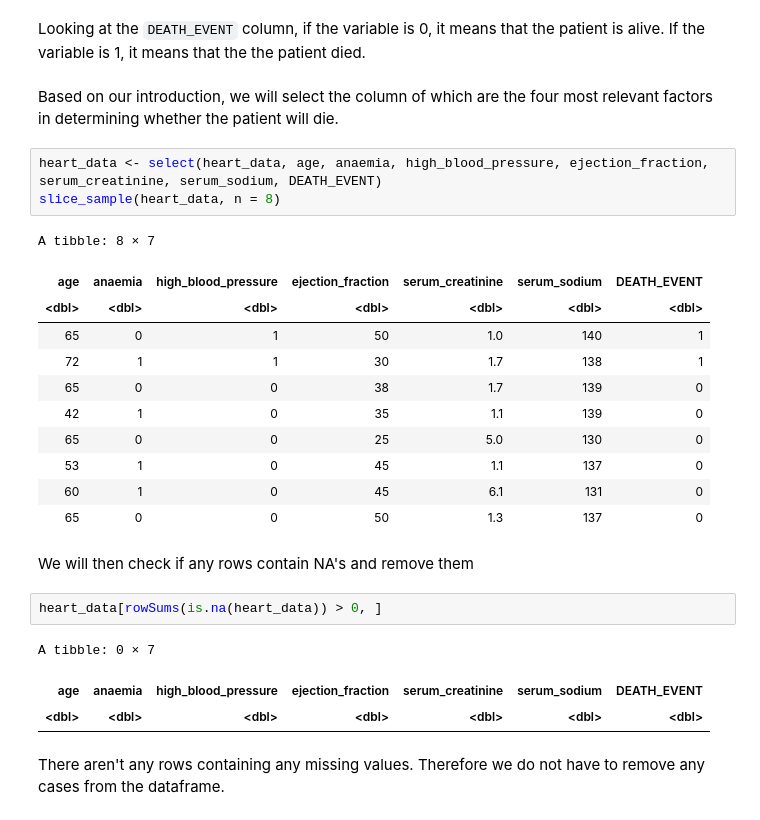
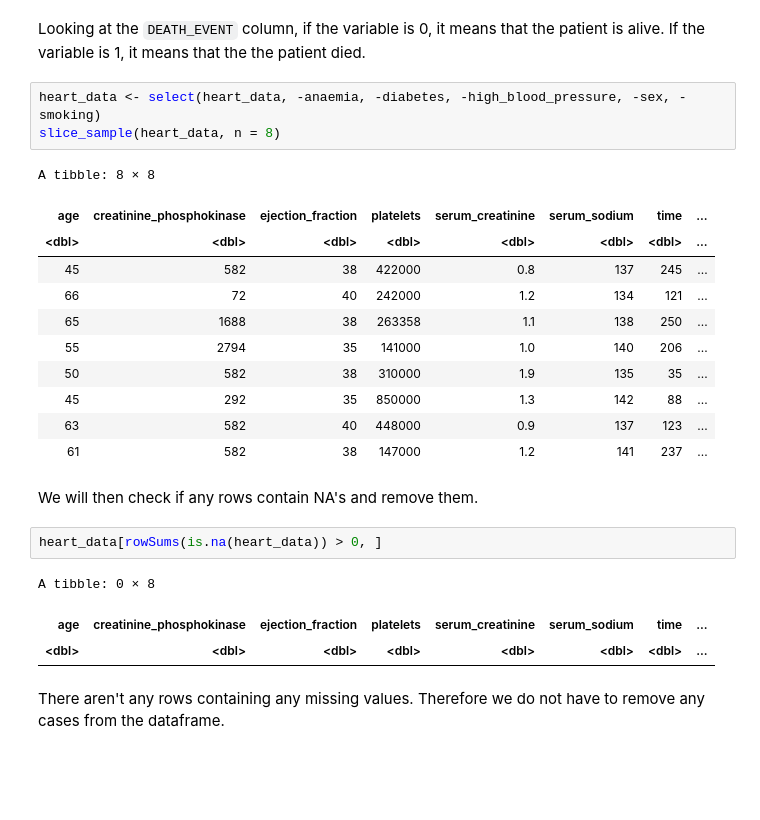
Before and after one commit to pinklily1202/Group-30, a Jupyter notebook: group30.ipynb, the cells around one changed output. Saved outputs shown, nothing was run; the diff lists cells and outputs as text; blank space fills up the shorter version.

```diff
--- a/group30.ipynb
+++ b/group30.ipynb
@@ -99,30 +100,28 @@ A spec_tbl_df: 8 × 13
 # %% [markdown]
 Looking at the `DEATH_EVENT` column, if the variable is 0, it means that the patient is alive. If the variable is 1, it means that the the patient died.
-# %% [markdown]
-Based on our introduction, we will select the column of which are the four most relevant factors in determining whether the patient will die.
 # %%
-heart_data <- select(heart_data, age, anaemia, high_blood_pressure, ejection_fraction, serum_creatinine, serum_sodium, DEATH_EVENT)
+heart_data <- select(heart_data, -anaemia, -diabetes, -high_blood_pressure, -sex, -smoking)
 slice_sample(heart_data, n = 8)
 # %% [output]
-A tibble: 8 × 7
+A tibble: 8 × 8
-| age | anaemia | high_blood_pressure | ejection_fraction | serum_creatinine | serum_sodium | DEATH_EVENT |
-| <dbl> | <dbl> | <dbl> | <dbl> | <dbl> | <dbl> | <dbl> |
-| 65 | 0 | 1 | 50 | 1.0 | 140 | 1 |
-| 72 | 1 | 1 | 30 | 1.7 | 138 | 1 |
-| 65 | 0 | 0 | 38 | 1.7 | 139 | 0 |
-| 42 | 1 | 0 | 35 | 1.1 | 139 | 0 |
-| 65 | 0 | 0 | 25 | 5.0 | 130 | 0 |
-| 53 | 1 | 0 | 45 | 1.1 | 137 | 0 |
-| 60 | 1 | 0 | 45 | 6.1 | 131 | 0 |
-| 65 | 0 | 0 | 50 | 1.3 | 137 | 0 |
+| age | creatinine_phosphokinase | ejection_fraction | platelets | serum_creatinine | serum_sodium | time | ... |
+| <dbl> | <dbl> | <dbl> | <dbl> | <dbl> | <dbl> | <dbl> | ... |
+| 45 | 582 | 38 | 422000 | 0.8 | 137 | 245 | ... |
+| 66 | 72 | 40 | 242000 | 1.2 | 134 | 121 | ... |
+| 65 | 1688 | 38 | 263358 | 1.1 | 138 | 250 | ... |
+| 55 | 2794 | 35 | 141000 | 1.0 | 140 | 206 | ... |
+| 50 | 582 | 38 | 310000 | 1.9 | 135 | 35 | ... |
+| 45 | 292 | 35 | 850000 | 1.3 | 142 | 88 | ... |
+| 63 | 582 | 40 | 448000 | 0.9 | 137 | 123 | ... |
+| 61 | 582 | 38 | 147000 | 1.2 | 141 | 237 | ... |
 # %% [markdown]
-We will then check if any rows contain NA's and remove them
+We will then check if any rows contain NA's and remove them.
 # %%
 heart_data[rowSums(is.na(heart_data)) > 0, ]
 # %% [output]
-A tibble: 0 × 7
+A tibble: 0 × 8
-| age | anaemia | high_blood_pressure | ejection_fraction | serum_creatinine | serum_sodium | DEATH_EVENT |
-| <dbl> | <dbl> | <dbl> | <dbl> | <dbl> | <dbl> | <dbl> |
+| age | creatinine_phosphokinase | ejection_fraction | platelets | serum_creatinine | serum_sodium | time | ... |
+| <dbl> | <dbl> | <dbl> | <dbl> | <dbl> | <dbl> | <dbl> | ... |
 # %% [markdown]
 There aren't any rows containing any missing values. Therefore we do not have to remove any cases from the dataframe.
 # %% [markdown]
```
Also changed, not shown: parts of 20 cells of this notebook.
